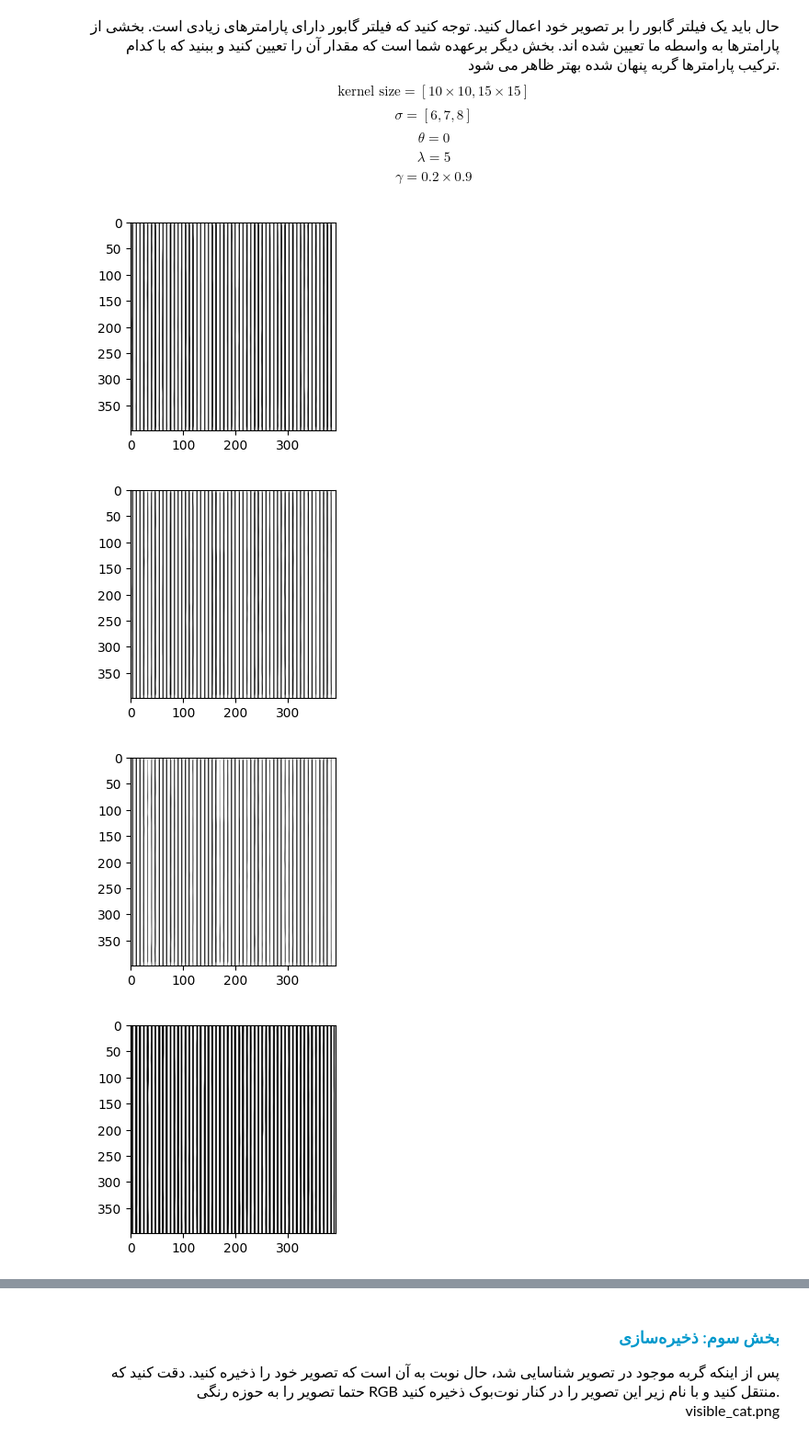
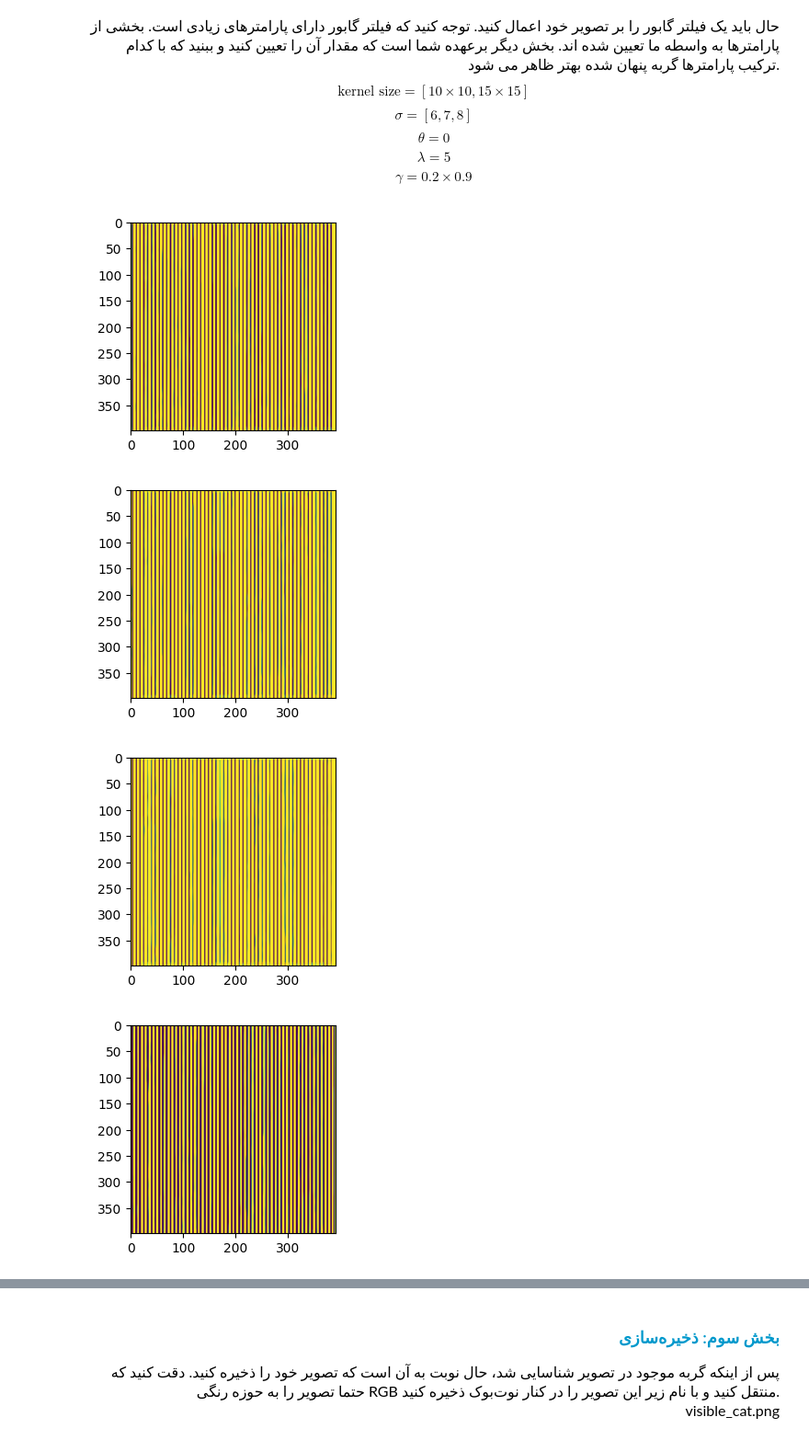
Before and after one commit to mahajialirezaei/image-processing-codes, a Jupyter notebook: Texture-Segmentation/notebook.ipynb, the cells around one changed output, grey strips where cells are left out. Shown at 92% size. Cells and saved outputs as stored; diff of their text form; code cells hidden in the pictures.

```diff
--- a/Texture-Segmentation/notebook.ipynb
+++ b/Texture-Segmentation/notebook.ipynb
@@ -71,26 +71,26 @@ $$\gamma = 0.2 \times 0.9$$
 # %%
 kernel_sizes = [10, 15]
 sigmas = [6, 7, 8]
 theta = 0
 lambda_value = 5
 gamma_value = 0.2 * 0.9
 filtered_images = []
 def apply_gabor(img, kernel_size, sigma, theta, lambda_value, gamma_value):
     kernel = cv2.getGaborKernel((kernel_size, kernel_size), sigma, theta, lambda_value, gamma_value, 0, ktype=cv2.CV_32F)
     return cv2.filter2D(img, cv2.CV_8UC3, kernel)
 
 
 i = 0
 for kernel_size in kernel_sizes:
     for sigma in sigmas:
         filtered_images += [apply_gabor(img, kernel_size, sigma, theta, lambda_value, gamma_value)]
         plt.figure(figsize=(10, 10))
         plt.subplot(3, 2, i+1)
         i += 1
-        plt.imshow(filtered_images[-1], cmap='gray')
+        plt.imshow(filtered_images[-1])
         plt.show()
 # %% [output]
-[figure, old version]
+[figure, new version]
-[figure, old version]
+[figure, new version]
-[figure, old version]
+[figure, new version]
-[figure, old version]
+[figure, new version]
```
Also changed, not shown: parts of 4 cells of this notebook.
